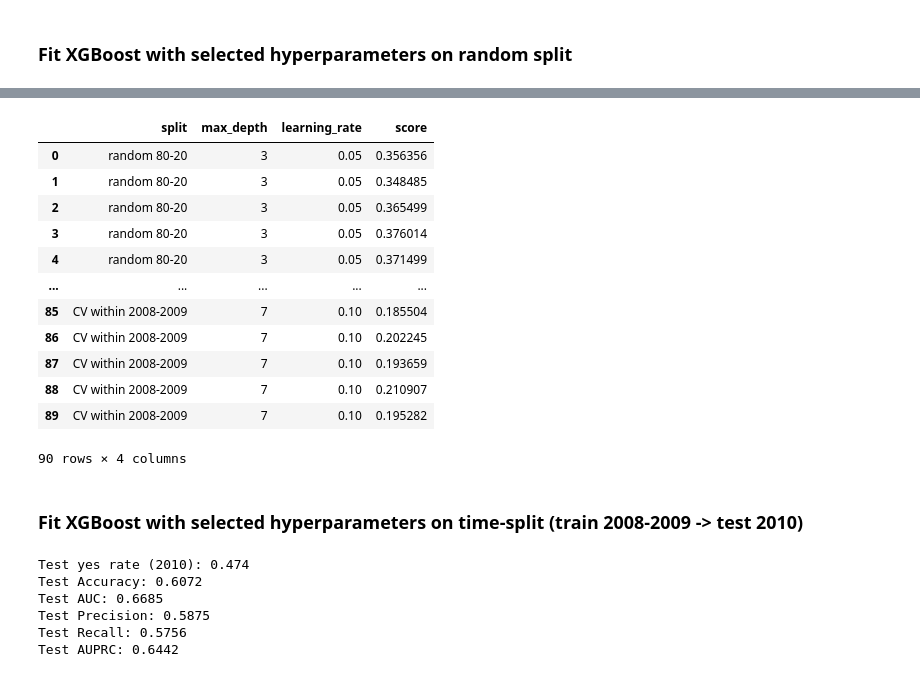
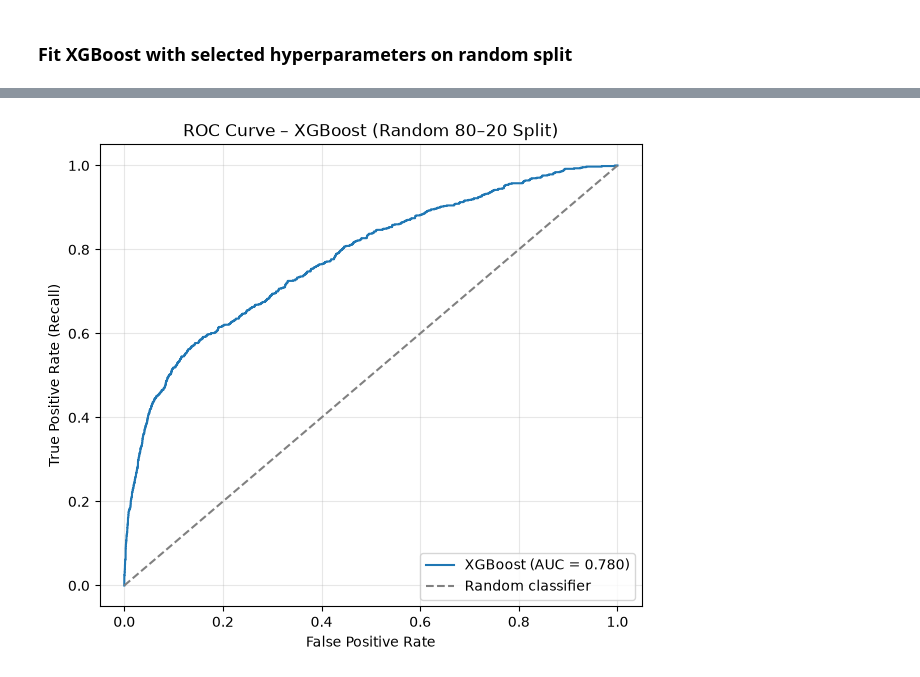
Before and after one commit to abigmugofcoffee/ml_hw, a Jupyter notebook: bank_marketing_project.ipynb, the cells around one changed output, grey strips where cells are left out. Saved outputs shown, nothing was run; the diff lists cells and outputs as text; code cells hidden in the pictures.

```diff
--- a/bank_marketing_project.ipynb
+++ b/bank_marketing_project.ipynb
@@ -931,2 +818,5 @@ Test AUPRC: 0.6442
 # %% [markdown]
 ### Fit XGBoost with selected hyperparameters on random split
+# %%
+print(best_random_split.iloc[0])
+best_settings_random_split = best_random_split["best setting"].iloc[0]
@@ -933,15 +829,6 @@ Test AUPRC: 0.6442
 # %%
-best_xgb_random = scores_xgb.iloc[0]
-
-model_xgb = XGBClassifier(n_estimators=300, max_depth=int(best_xgb_random["max_depth"]), learning_rate=best_xgb_random["learning_rate"],
+model_xgb = XGBClassifier(n_estimators=300, max_depth=int(best_settings_random_split["max_depth"]), learning_rate=best_settings_random_split["learning_rate"],
                           subsample=0.8, colsample_bytree=0.8, eval_metric="logloss", random_state=0, n_jobs=-1)
 model_xgb.fit(X_train, y_train)
 
 test_probabilities = model_xgb.predict_proba(X_test)[:, 1]
-test_predictions = (test_probabilities >= 0.25).astype(int)
-
-print("Test Accuracy:", round(accuracy_score(y_test, test_predictions), 4))
-print("Test AUC:", round(roc_auc_score(y_test, test_probabilities), 4))
-print("Test Precision:", round(precision_score(y_test, test_predictions), 4))
-print("Test Recall:", round(recall_score(y_test, test_predictions), 4))
-print("Test AUPRC:", round(average_precision_score(y_test, test_probabilities), 4))
@@ -954,45 +835,19 @@ Test AUPRC: 0.4029
-# %%
-scores_xgb
-# %% [output]
-|  | split | max_depth | learning_rate | score |
-| 0 | random 80-20 | 3 | 0.05 | 0.356356 |
-| 1 | random 80-20 | 3 | 0.05 | 0.348485 |
-| 2 | random 80-20 | 3 | 0.05 | 0.365499 |
-| 3 | random 80-20 | 3 | 0.05 | 0.376014 |
-| 4 | random 80-20 | 3 | 0.05 | 0.371499 |
-| ... | ... | ... | ... | ... |
-| 85 | CV within 2008-2009 | 7 | 0.10 | 0.185504 |
-| 86 | CV within 2008-2009 | 7 | 0.10 | 0.202245 |
-| 87 | CV within 2008-2009 | 7 | 0.10 | 0.193659 |
-| 88 | CV within 2008-2009 | 7 | 0.10 | 0.210907 |
-| 89 | CV within 2008-2009 | 7 | 0.10 | 0.195282 |
-90 rows × 4 columns
-# %% [markdown]
-### Fit XGBoost with selected hyperparameters on time-split (train 2008-2009 -> test 2010)
-# %%
-best_xgb_timebased = score
-best_leaf_timebased = int(best_rf_timebased["min_samples_leaf"])
-best_mf_timebased = int(best_rf_timebased["max_features"])
-model_rf_timebased = RandomForestClassifier(n_estimators=200, min_samples_leaf=best_leaf_timebased, max_features=best_mf_timebased,
-                                random_state=0, n_jobs=-1)
-
-# time-based split: train on 2008-2009, test on 2010
-y3_train, y3_test = y.loc[idx_tr3], y.loc[idx_te3]
-model_rf_timebased.fit(X.loc[idx_tr3], y3_train)
-
-test_probabilities = model_rf_timebased.predict_proba(X.loc[idx_te3])[:, 1]
-test_predictions = (test_probabilities >= 0.25).astype(int)
-
-print("Test yes rate (2010):", round(y3_test.mean(), 3))
-print("Test Accuracy:", round(accuracy_score(y3_test, test_predictions), 4))
-print("Test AUC:", round(roc_auc_score(y3_test, test_probabilities), 4))
-print("Test Precision:", round(precision_score(y3_test, test_predictions), 4))
-print("Test Recall:", round(recall_score(y3_test, test_predictions), 4))
-print("Test AUPRC:", round(average_precision_score(y3_test, test_probabilities), 4))
-# %% [output]
-Test yes rate (2010): 0.474
-Test Accuracy: 0.6072
-Test AUC: 0.6685
-Test Precision: 0.5875
-Test Recall: 0.5756
-Test AUPRC: 0.6442
+# %%
+# Calculate ROC curve
+fpr, tpr, thresholds = roc_curve(y_test, test_probabilities)
+roc_auc = roc_auc_score(y_test, test_probabilities)
+
+# Plot
+plt.figure(figsize=(7, 6))
+plt.plot(fpr, tpr, label=f'XGBoost (AUC = {roc_auc:.3f})')
+plt.plot([0, 1], [0, 1], linestyle='--', color='grey',
+         label='Random classifier')
+
+plt.xlabel('False Positive Rate')
+plt.ylabel('True Positive Rate (Recall)')
+plt.title('ROC Curve – XGBoost (Random 80–20 Split)')
+plt.legend(loc='lower right')
+plt.grid(alpha=0.3)
+plt.show()
+# %% [output]
+[figure, added]
```
Also changed, not shown: parts of 32 cells of this notebook.
